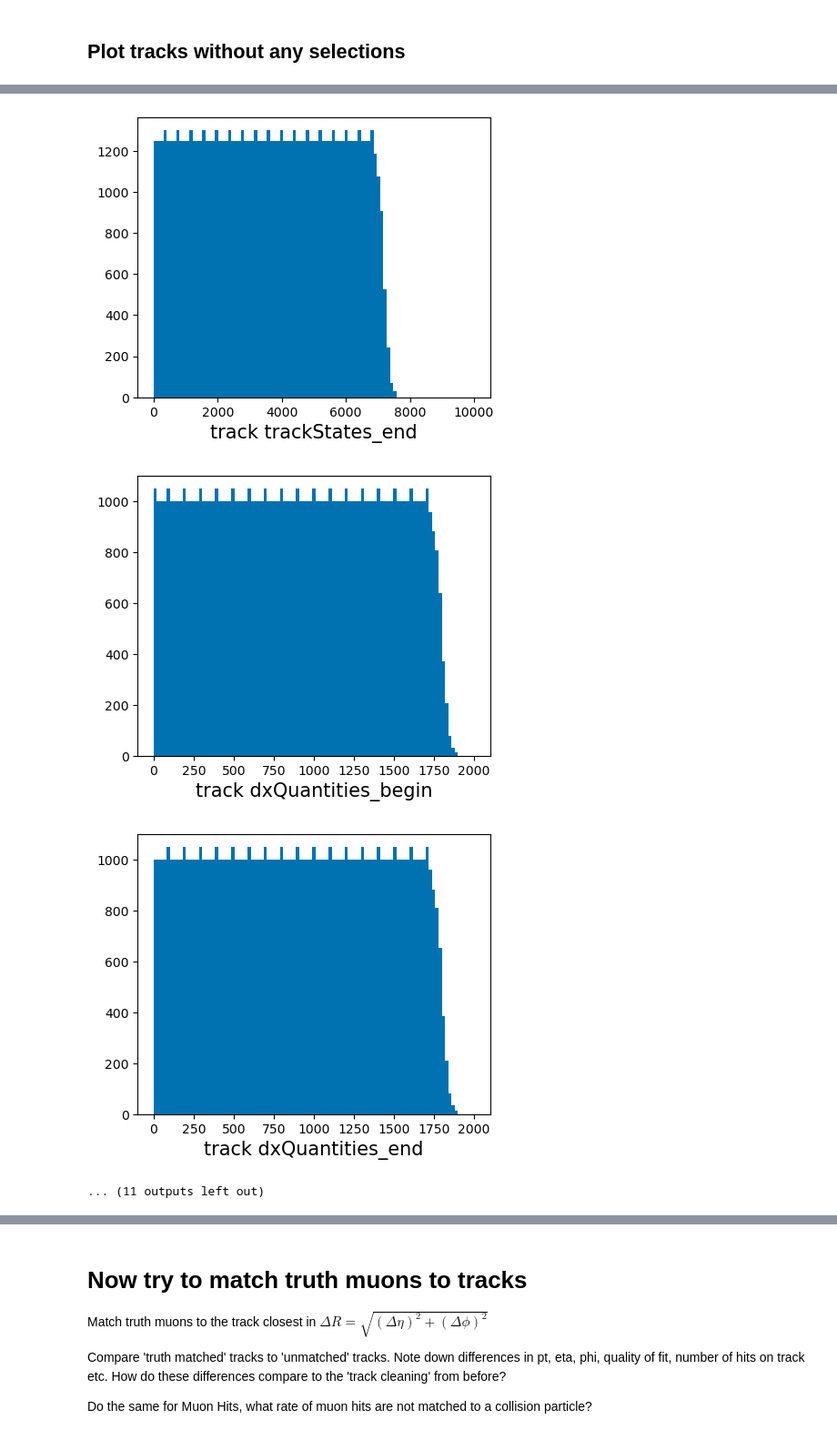
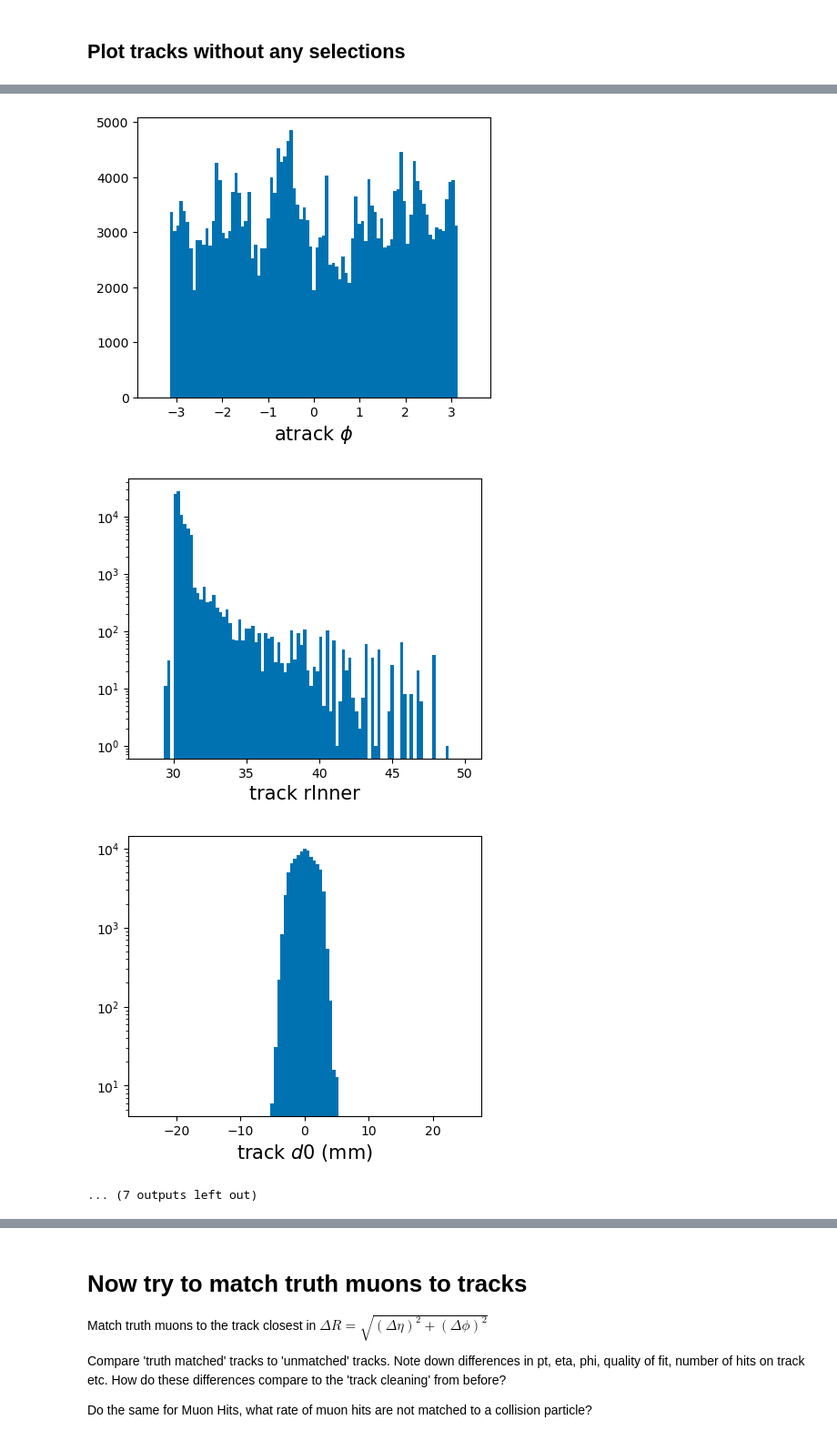
Before and after one commit to kdp-lab/maia_detector_paper, a Jupyter notebook: study_tracks_local.ipynb, the cells around one changed output, grey strips where cells are left out. Shown at 91% size. Saved outputs shown, nothing was run; the diff lists cells and outputs as text; code cells hidden in the pictures.

```diff
--- a/study_tracks_local.ipynb
+++ b/study_tracks_local.ipynb
@@ -73,7 +73,7 @@ See https://github.com/key4hep/EDM4hep/blob/master/edm4hep.yaml for more info ab
 #
 # open multiple files at once, only save relevant information
 #
-tree = uproot.concatenate("../root_files/muonGun_reco_*.root:events",filter_name=["MC*","MUON*","SiTracks_*","*TrackerHits*"])
+tree = uproot.concatenate("../root_files/muonGun_reco_*.root:events",filter_name=["MC*","MUON*","SiTracks_*","AllTracks*","*TrackerHits*"])
 # %% [markdown]
 ## Read in Monte Carlo truth particles
 
@@ -428,6 +456,8 @@ plot1DHistogram(trackerhits.VBvb, bins=np.linspace(0,3000,200), scale='log', lab
 ## Plot tracks without any selections
 # %%
 pz = tracks.pt*np.sinh(tracks.eta)
+aeta = -np.log(np.tan(atracks.theta/2))
+apz = atracks.pt*np.sinh(aeta)
 # %%
 
 # basic kinematics
@@ -435,25 +465,32 @@ plot1DHistogram(ak.num(tracks) , bins=np.linspace(0,3000,200), scale='log', labe
 
 plot1DHistogram(tracks.pt , bins=np.linspace(0,10,100), scale='log', label=";track $p_T$ (GeV)")
 plot1DHistogram(tracks.pt , bins=np.linspace(0,500,100), scale='log', label=";track $p_T$ (GeV)")
+plot1DHistogram(atracks.pt , bins=np.linspace(0,500,100), scale='log', label=";atrack $p_T$ (GeV)")
 plot1DHistogram(pz , bins=np.linspace(-3000,3000,100), scale='log', label=";track $p_z$ (GeV)")
+plot1DHistogram(apz , bins=np.linspace(-3000,3000,100), scale='log', label=";atrack $p_z$ (GeV)")
+
 
 plot1DHistogram(tracks.eta, bins=np.linspace(-3.5,3.5,100), label=";track $\eta$")
+plot1DHistogram(aeta, bins=np.linspace(-3.5,3.5,100), label=";atrack $\eta$")
+
 plot1DHistogram(tracks.phi, bins=np.linspace(-3.5,3.5,100), label=";track $\phi$")
+plot1DHistogram(atracks.phi, bins=np.linspace(-3.5,3.5,100), label=";atrack $\phi$")
+
 #plot1DHistogram(tracks.dEdx_error, bins=np.linspace(-0.5,0.5,100), label=";track $dEdx$ Error")
-plot1DHistogram(tracks.subDetectorHitNumbers_begin, bins=np.linspace(-1,10000,100), label=";track subDetectorHitNumbers_begin")
-plot1DHistogram(tracks.subDetectorHitNumbers_end, bins=np.linspace(0,10000,100), label=";track subDetectorHitNumbers_end")
-plot1DHistogram(tracks.trackStates_begin, bins=np.linspace(0,10000,100), label=";track trackStates_begin")
-plot1DHistogram(tracks.trackStates_end, bins=np.linspace(0,10000,100), label=";track trackStates_end")
-plot1DHistogram(tracks.dxQuantities_begin, bins=np.linspace(0,2000,100), label=";track dxQuantities_begin")
-plot1DHistogram(tracks.dxQuantities_end, bins=np.linspace(0,2000,100), label=";track dxQuantities_end")
-plot1DHistogram(tracks.trackerHits_begin, bins=np.linspace(-100,100,100), label=";track trackerHits_begin")
-plot1DHistogram(tracks.trackerHits_end, bins=np.linspace(-100,100,100), label=";track trackerHits_end")
+# plot1DHistogram(tracks.subDetectorHitNumbers_begin, bins=np.linspace(-1,10000,100), label=";track subDetectorHitNumbers_begin")
+# plot1DHistogram(tracks.subDetectorHitNumbers_end, bins=np.linspace(0,10000,100), label=";track subDetectorHitNumbers_end")
+# plot1DHistogram(tracks.trackStates_begin, bins=np.linspace(0,10000,100), label=";track trackStates_begin")
+# plot1DHistogram(tracks.trackStates_end, bins=np.linspace(0,10000,100), label=";track trackStates_end")
+# plot1DHistogram(tracks.dxQuantities_begin, bins=np.linspace(0,2000,100), label=";track dxQuantities_begin")
+# plot1DHistogram(tracks.dxQuantities_end, bins=np.linspace(0,2000,100), label=";track dxQuantities_end")
+# plot1DHistogram(tracks.trackerHits_begin, bins=np.linspace(-100,100,100), label=";track trackerHits_begin")
+# plot1DHistogram(tracks.trackerHits_end, bins=np.linspace(-100,100,100), label=";track trackerHits_end")
 #plot1DHistogram(tracks.tracks_begin, bins=np.linspace(-100,100,100), label=";track tracks_begin")
 #plot1DHistogram(tracks.tracks_end, bins=np.linspace(-100,100,100), label=";track tracks_end")
 plot1DHistogram(tracks.rInner, bins=np.linspace(28,50,100), scale = 'log', label=";track rInner")
-plot1DHistogram(trackerhits.VBx, bins=np.linspace(-150,150,100),  label=";track VBx")
-plot1DHistogram(trackerhits.VBy, bins=np.linspace(-150,150,100),  label=";track VBy")
-plot1DHistogram(trackerhits.VBz, bins=np.linspace(-150,150,100),  label=";track VBz")
+# plot1DHistogram(trackerhits.VBx, bins=np.linspace(-150,150,100),  label=";track VBx")
+# plot1DHistogram(trackerhits.VBy, bins=np.linspace(-150,150,100),  label=";track VBy")
+# plot1DHistogram(trackerhits.VBz, bins=np.linspace(-150,150,100),  label=";track VBz")
 
 
 # impact parameters, distance of closest approach
@@ -464,6 +501,10 @@ plot1DHistogram(tracks.z0, bins=np.linspace(-25,25,100), scale='log', label=";tr
 plot1DHistogram(tracks.chi2, bins=np.linspace(0,20,20), scale='log', label=";track $\chi^2$")
 plot1DHistogram(tracks.ndf , bins=np.linspace(0,30,40), scale='log', label=";track $n_{dof}$")
 plot1DHistogram(tracks.chi2/tracks.ndf, bins=np.linspace(0,5,200), label=";track $\chi^2/n_{dof}$")
+# quality variables
+plot1DHistogram(atracks.chi2, bins=np.linspace(0,20,20), scale='log', label=";atrack $\chi^2$")
+plot1DHistogram(atracks.ndf , bins=np.linspace(0,50,40), scale='log', label=";atrack $n_{dof}$")
+plot1DHistogram(atracks.chi2/atracks.ndf, bins=np.linspace(0,5,200), label=";atrack $\chi^2/n_{dof}$")
 # %% [output]
 [figure]
 [figure]
@@ -477,4 +518,4 @@ plot1DHistogram(tracks.chi2/tracks.ndf, bins=np.linspace(0,5,200), label=";track
-[figure, old version]
+[figure, new version]
-[figure, old version]
+[figure, new version]
-[figure, old version]
+[figure, new version]
-... (11 outputs left out)
+... (7 outputs left out)
```
Also changed, not shown: parts of 5 cells of this notebook.
